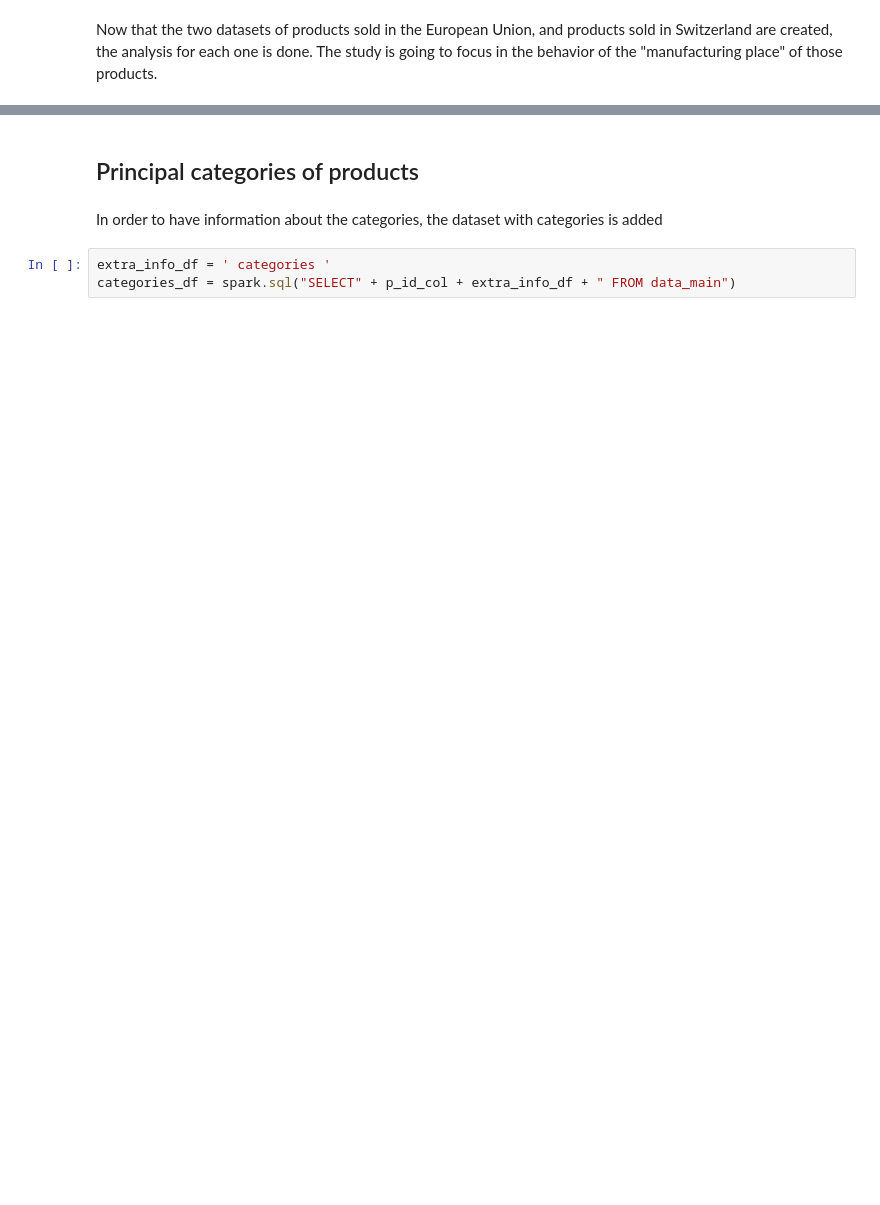
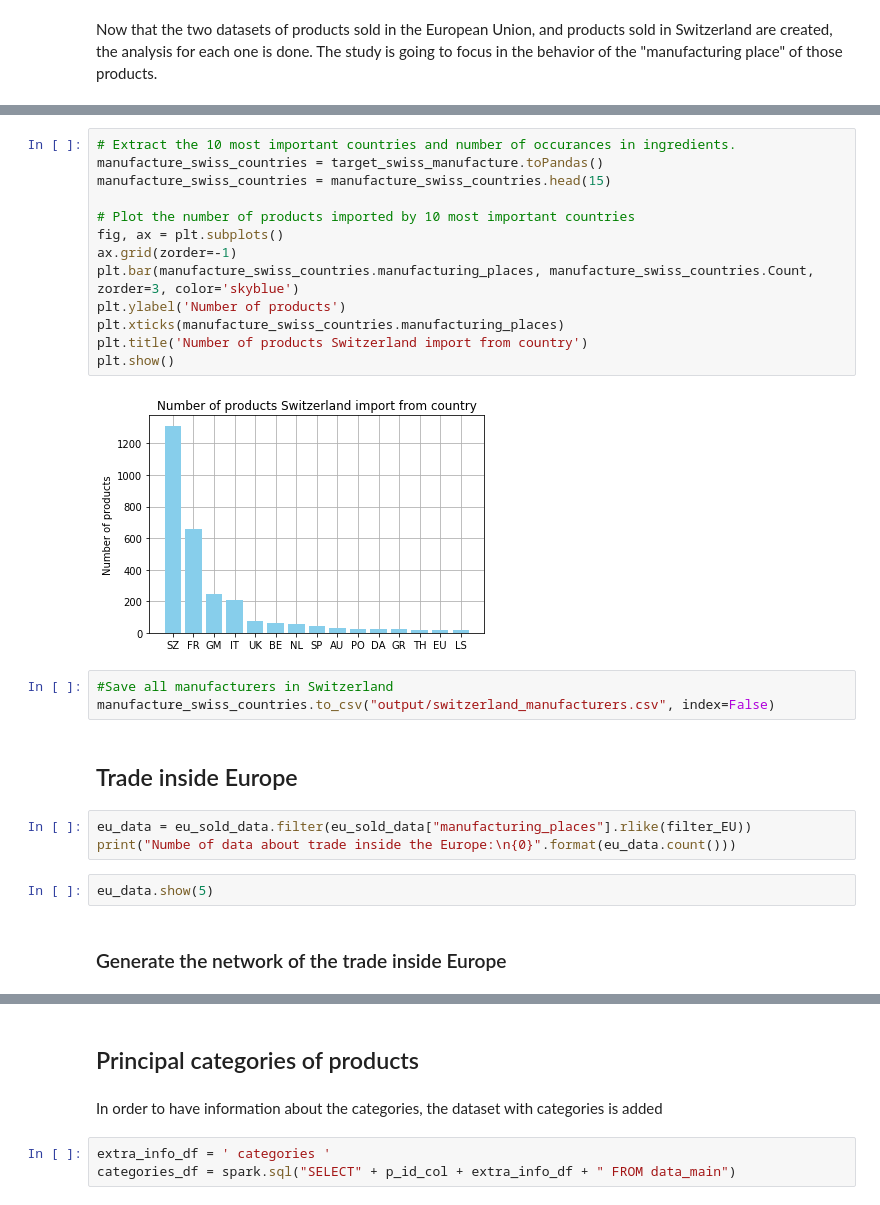
Before and after one commit to MrymZakani/ADA, a Jupyter notebook: project_EU.ipynb, the cells around one changed output, grey strips where cells are left out. Drawn from its saved outputs; the diff is of its cells as text; blank space fills up the shorter version.

```diff
--- a/project_EU.ipynb
+++ b/project_EU.ipynb
@@ -229,0 +277,27 @@ Now that the two datasets of products sold in the European Union, and products s
+# %%
+# Extract the 10 most important countries and number of occurances in ingredients.
+manufacture_swiss_countries = target_swiss_manufacture.toPandas()
+manufacture_swiss_countries = manufacture_swiss_countries.head(15)
+
+# Plot the number of products imported by 10 most important countries
+fig, ax = plt.subplots()
+ax.grid(zorder=-1)
+plt.bar(manufacture_swiss_countries.manufacturing_places, manufacture_swiss_countries.Count, zorder=3, color='skyblue')
+plt.ylabel('Number of products')
+plt.xticks(manufacture_swiss_countries.manufacturing_places)
+plt.title('Number of products Switzerland import from country')
+plt.show()
+# %% [output]
+[figure, added]
+# %%
+#Save all manufacturers in Switzerland
+manufacture_swiss_countries.to_csv("output/switzerland_manufacturers.csv", index=False)
+# %% [markdown]
+## Trade inside Europe
+# %%
+eu_data = eu_sold_data.filter(eu_sold_data["manufacturing_places"].rlike(filter_EU))
+print("Numbe of data about trade inside the Europe:\n{0}".format(eu_data.count()))
+# %%
+eu_data.show(5)
+# %% [markdown]
+### Generate the network of the trade inside Europe
```
Also changed, not shown: parts of 142 cells of this notebook, 6 other files.
